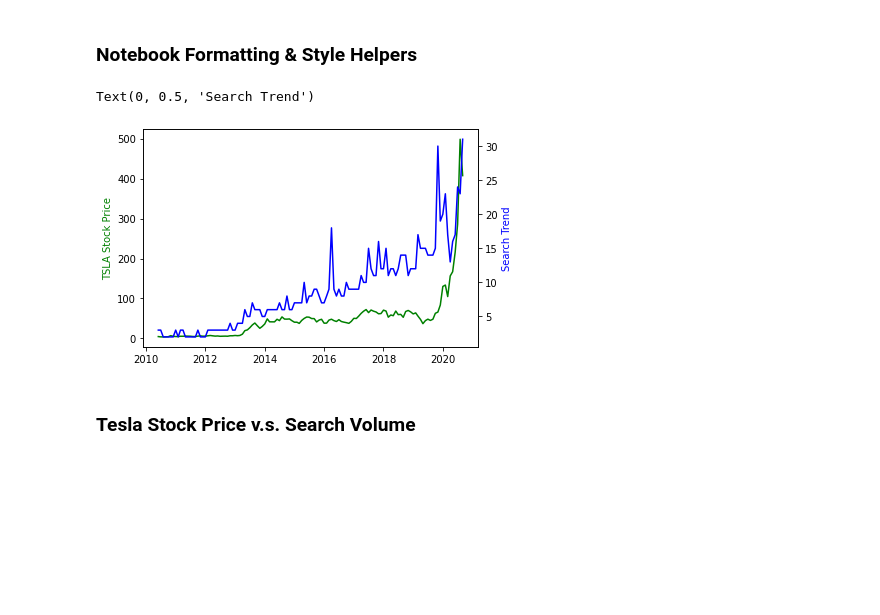
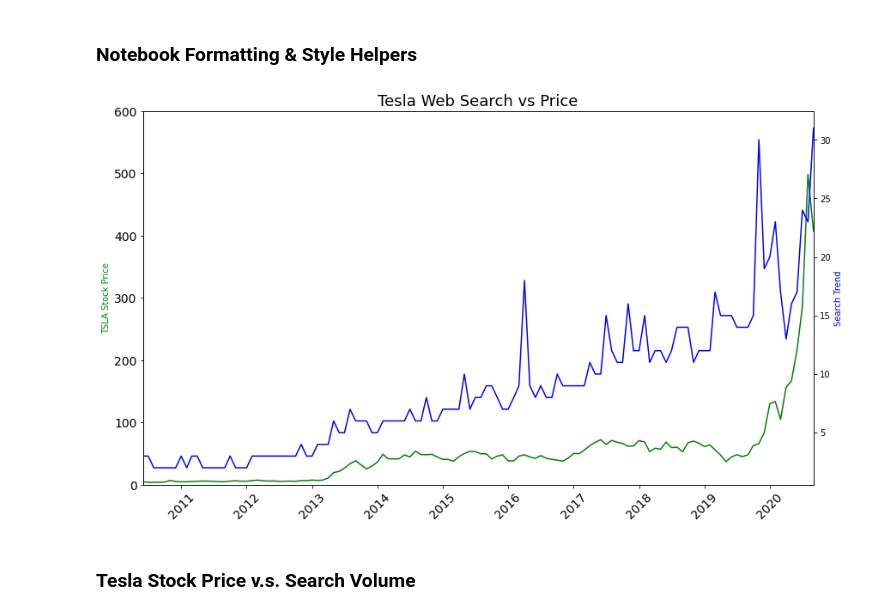
Before and after one commit to julioreis-dev/tutorial_pandas, a Jupyter notebook: Google_Trends_and_Data_Visualisation_(start).ipynb, the cells around one changed output. Saved outputs shown, nothing was run; the diff lists cells and outputs as text; code cells hidden in the pictures; blank space fills up the shorter version.

```diff
--- a/Google_Trends_and_Data_Visualisation_(start).ipynb
+++ b/Google_Trends_and_Data_Visualisation_(start).ipynb
@@ -293,15 +293,22 @@ df_btc_monthly.head()
 ### Notebook Formatting & Style Helpers
 # %%
 # Create locators for ticks on the time axis
+plt.figure(figsize=(14,8))
+plt.xticks(fontsize=14, rotation=45)
+plt.yticks(fontsize=14)
+plt.title('Tesla Web Search vs Price', fontsize=18)
+plt.ylim([0,600])
+plt.xlim([df_tesla.MONTH.min(), df_tesla.MONTH.max()])
 ax1 = plt.gca()
 ax2 = ax1.twinx()
 
 ax1.plot(df_tesla.MONTH, df_tesla.TSLA_USD_CLOSE, color='green')
 ax2.plot(df_tesla.MONTH, df_tesla.TSLA_WEB_SEARCH, color='blue')
 ax1.set_ylabel('TSLA Stock Price', color='green')
 ax2.set_ylabel('Search Trend', color='blue')
+
+plt.show()
 # %% [output]
-Text(0, 0.5, 'Search Trend')
-[figure, old version]
+[figure, new version]
 # %%
 # Register date converters to avoid warning messages
```
Also changed, not shown: parts of 1 cell of this notebook.
